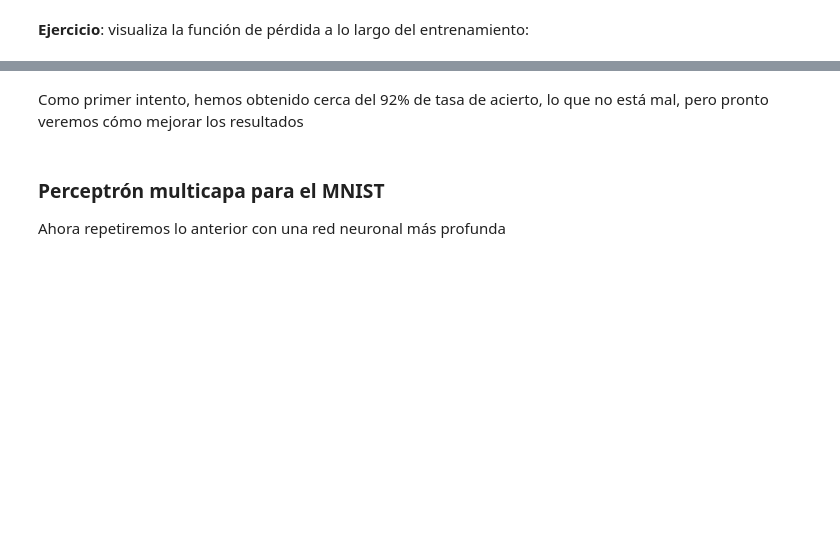
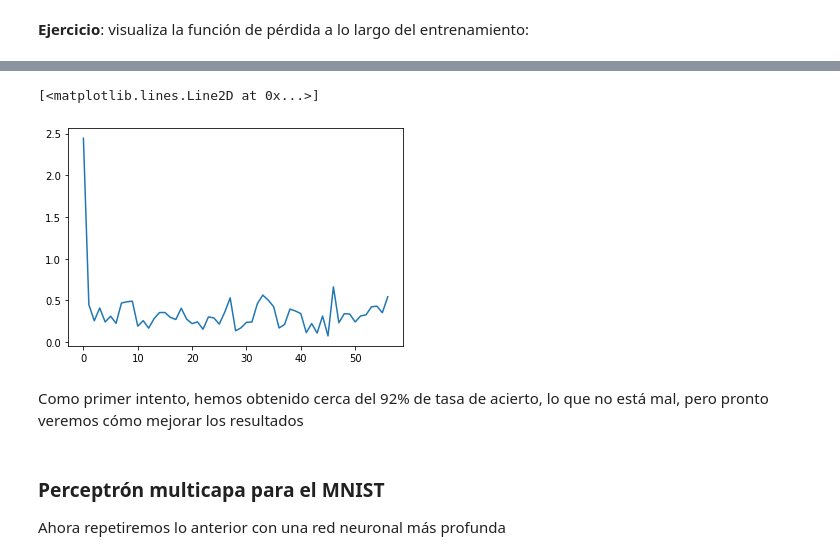
Before and after one commit to vicgalle/curso-ml-avanzado-21, a Jupyter notebook: deep_learning/2_Redes_neuronales_en_pytorch.ipynb, the cells around one changed output, grey strips where cells are left out. Saved outputs shown, nothing was run; the diff lists cells and outputs as text; code cells hidden in the pictures; blank space fills up the shorter version.

```diff
--- a/deep_learning/2_Redes_neuronales_en_pytorch.ipynb
+++ b/deep_learning/2_Redes_neuronales_en_pytorch.ipynb
@@ -23,7 +23,7 @@ Ahora, definiremos algunos hiperparámetros y opciones para el entrenamiento
 seed = 0
 torch.manual_seed(seed)
 # Por el momento, entrenaremos en CPU
-use_cuda = False
+use_cuda = True
 device = torch.device("cuda" if use_cuda else "cpu")
 # Usamos un tamaño de batch de 32 ejemplos para entrenar. Lo dejamos en 1000 para evaluar.
 batch_size = 32
@@ -55,8 +55,17 @@ Notemos dos cosas:
 class LogisticRegression(nn.Module):
     def __init__(self):
         super(LogisticRegression, self).__init__()
-        self.lin = nn.Linear(im_size, 10)
+
+        ## Definimos las capas del modelo (en este caso, solo 1 lineal)
+        self.lin = nn.Linear(28*28, 10, bias=False)
+
 
     def forward(self, x):
+
+        ## Aplicamos las operaciones y las capas definidas antes:
+        ## 1. Redimensionamos el input (pasamos de matriz a vector de 768 componentes)
+        ## 2. Aplicamos la capa lineal
+        ## 3. Aplicamos las función (log) softmax
+
         x_flat = x.view(-1, im_size)
         return F.log_softmax(self.lin(x_flat), dim=1)
@@ -74,12 +89,15 @@ Para cada minibatch (obtenido mediente enumerate(train_loader)), hacemos lo sigu
 def train(model, device, train_loader, optimizer, epoch, train_losses):
     model.train()
     for batch_idx, (data, target) in enumerate(train_loader):
-        ______________
+        data = data.to(device)
+        target = target.to(device)
         optimizer.zero_grad()
-        ______________
-        ______________
+        prediction = model(data)
+        loss = F.nll_loss(prediction, target)
+
         loss.backward()
         optimizer.step()
+
         if batch_idx % 100 == 0:
             print('Train Epoch: {} [{}/{} ({:.0f}%)]\tLoss: {:.6f}'.format(
                 epoch, batch_idx * len(data), len(train_loader.dataset),
@@ -186,3 +224,8 @@ Test set: Average loss: 0.2822, Accuracy: 9206/10000 (92%)
+# %%
+plt.plot(train_losses)
+# %% [output]
+[<matplotlib.lines.Line2D at 0x...>]
+[figure, added]
 # %% [markdown]
 Como primer intento, hemos obtenido cerca del 92% de tasa de acierto, lo que no está mal, pero pronto veremos cómo mejorar los resultados
 # %% [markdown]
```
Also changed, not shown: parts of 15 cells of this notebook, 11 other files.
